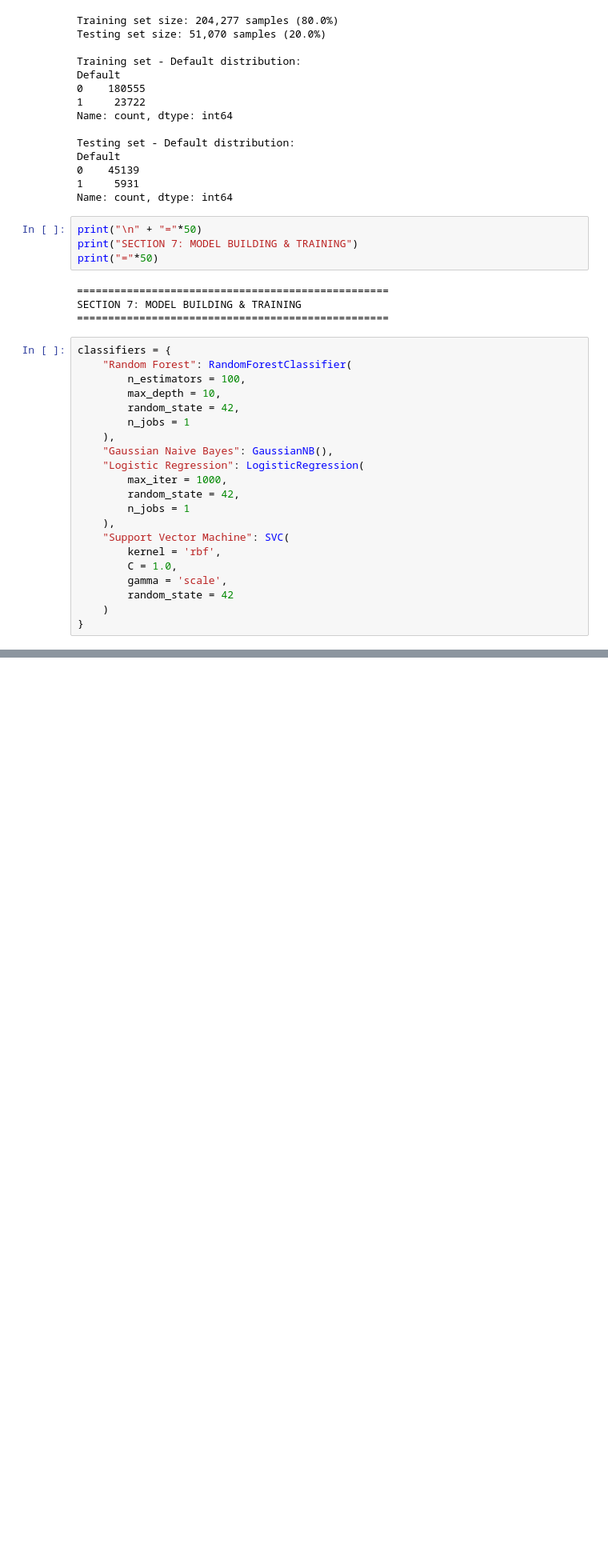
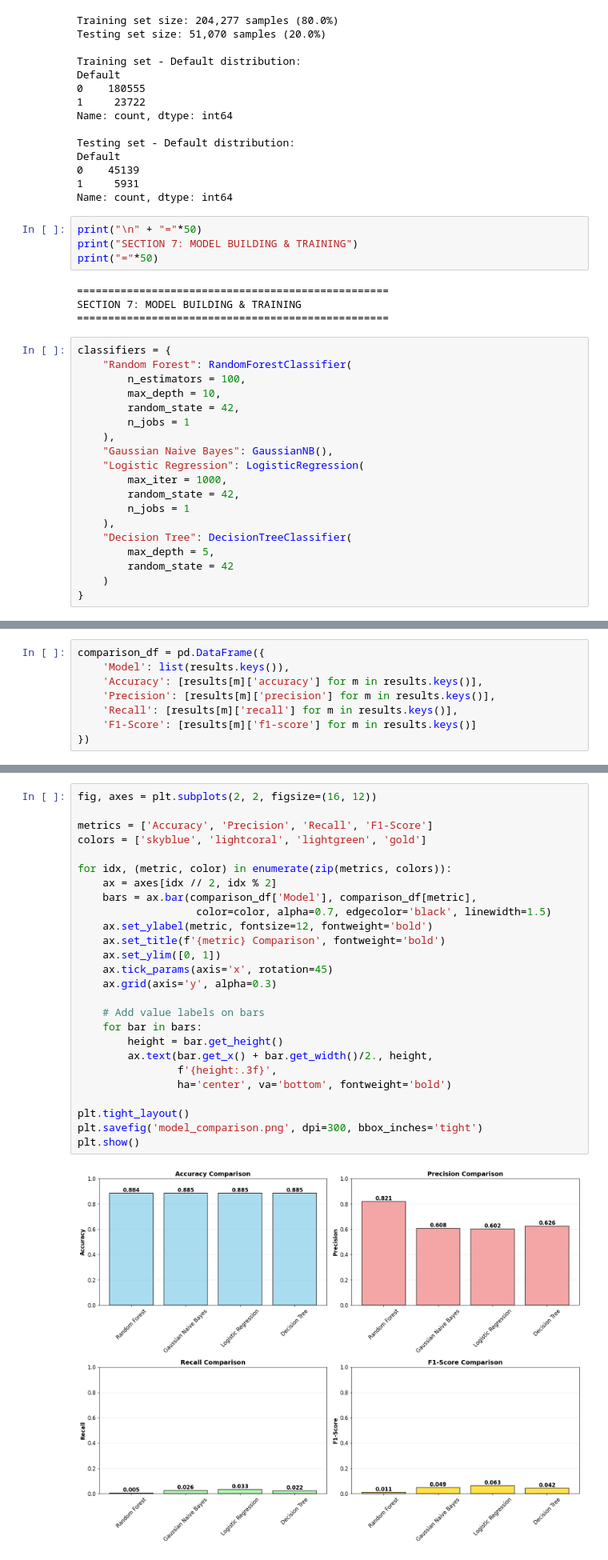
Before and after one commit to Rahman-Sadik/loan_default_prediction, a Jupyter notebook: loan_default_prediction.ipynb, the cells around one changed output, grey strips where cells are left out. Shown at 80% size. Drawn from its saved outputs; the diff is of its cells as text; blank space fills up the shorter version.

```diff
--- a/loan_default_prediction.ipynb
+++ b/loan_default_prediction.ipynb
@@ -332,10 +332,8 @@ classifiers = {
         random_state = 42,
         n_jobs = 1
     ),
-    "Support Vector Machine": SVC(
-        kernel = 'rbf',
-        C = 1.0,
-        gamma = 'scale',
+    "Decision Tree": DecisionTreeClassifier(
+        max_depth = 5,
         random_state = 42
     )
 }
@@ -399,0 +399,8 @@ print("="*50)
+# %%
+comparison_df = pd.DataFrame({
+    'Model': list(results.keys()),
+    'Accuracy': [results[m]['accuracy'] for m in results.keys()],
+    'Precision': [results[m]['precision'] for m in results.keys()],
+    'Recall': [results[m]['recall'] for m in results.keys()],
+    'F1-Score': [results[m]['f1-score'] for m in results.keys()]
+})
@@ -399,0 +429,28 @@ print("="*50)
+# %%
+fig, axes = plt.subplots(2, 2, figsize=(16, 12))
+
+metrics = ['Accuracy', 'Precision', 'Recall', 'F1-Score']
+colors = ['skyblue', 'lightcoral', 'lightgreen', 'gold']
+
+for idx, (metric, color) in enumerate(zip(metrics, colors)):
+    ax = axes[idx // 2, idx % 2]
+    bars = ax.bar(comparison_df['Model'], comparison_df[metric],
+                   color=color, alpha=0.7, edgecolor='black', linewidth=1.5)
+    ax.set_ylabel(metric, fontsize=12, fontweight='bold')
+    ax.set_title(f'{metric} Comparison', fontweight='bold')
+    ax.set_ylim([0, 1])
+    ax.tick_params(axis='x', rotation=45)
+    ax.grid(axis='y', alpha=0.3)
+
+    # Add value labels on bars
+    for bar in bars:
+        height = bar.get_height()
+        ax.text(bar.get_x() + bar.get_width()/2., height,
+                f'{height:.3f}',
+                ha='center', va='bottom', fontweight='bold')
+
+plt.tight_layout()
+plt.savefig('model_comparison.png', dpi=300, bbox_inches='tight')
+plt.show()
+# %% [output]
+[figure, added]
```
Also changed, not shown: parts of 13 cells of this notebook.
